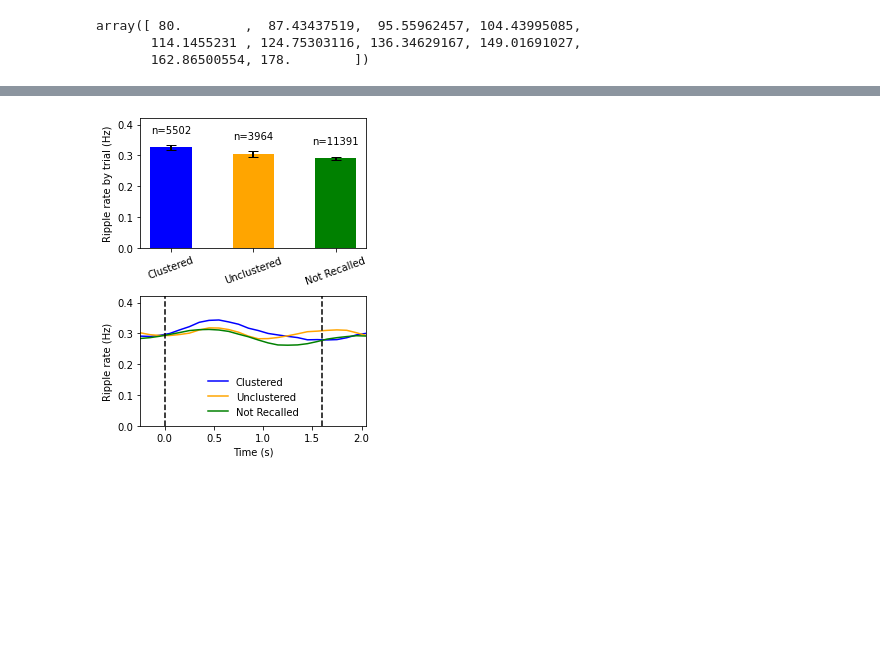
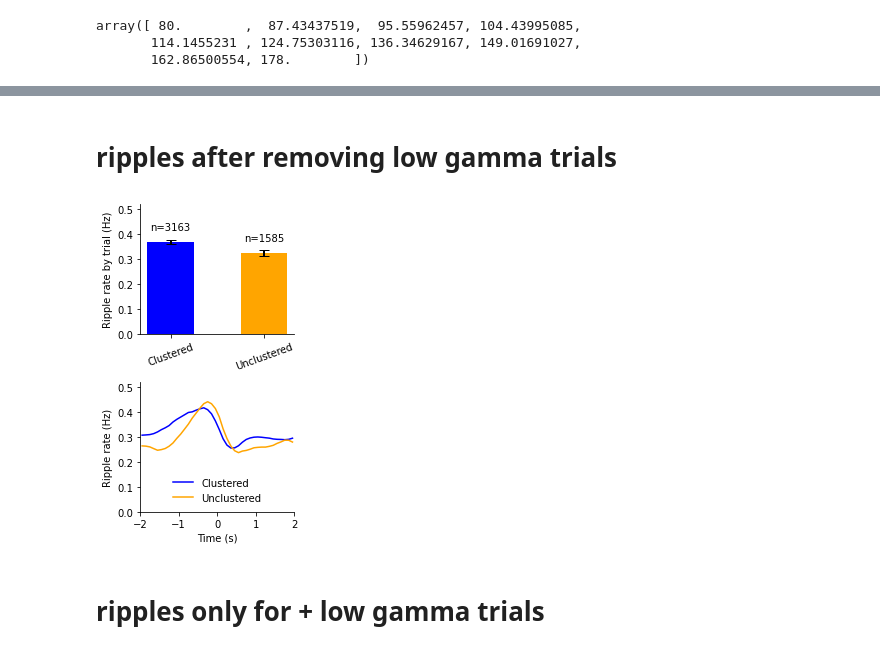
Before and after one commit to jjsakon/SWRrefactored, a Jupyter notebook: code/rippleByGammaThetaPlots.ipynb, the cells around one changed output, grey strips where cells are left out. Drawn from its saved outputs; the diff is of its cells as text; code cells hidden in the pictures; blank space fills up the shorter version.

Commit message:
2024-08-16 adding ripple recall plots dependent on low gamma

```diff
--- a/code/rippleByGammaThetaPlots.ipynb
+++ b/code/rippleByGammaThetaPlots.ipynb
@@ -47,13 +47,13 @@ array([ 80.        ,  87.43437519,  95.55962457, 104.43995085,
        162.86500554, 178.        ])
 # %%
 # for now the plotting code only works with one region at a time
-region_name = ['HPC'] # ['ENT'] # ['AMY']
+region_name = ['HPC'] # ['ENT'] # ['AMY'] ['HPC']
 subregion = ['ca1'] #['ca1'] # can use [''] to select ALL subregions
 task = 'catFR1' # 'catFR1'
 savePath = f'{base}/figures/'
 
 # 1 for encoding, 0 for recall
-encoding_mode_arr = [1] #[0,1]
+encoding_mode_arr = [0] #[0,1]
 freq_range_str_arr = [[33.5,75],[80,120]] #,[2,4],[7,9]] # [80,178]
 # these were selecetd to avoid 60 and 120 Hz using np.logspace(np.log10(30),np.log10(75),10)
 
@@ -78,10 +78,8 @@ for encoding_mode in encoding_mode_arr:
     subregion_str = subregion[0]
 
     clust = dd_trials['clust_int']
-    notclust_idxs = np.argwhere(clust<0).squeeze()
-    clust_idxs = np.argwhere(clust>0).squeeze()
 
-    if encoding_mode:
+    if encoding_mode == 1:
         saveName = 'encoding_'
         recall_str = ''
         time = np.linspace(-0.7, 2.3, 150)
@@ -90,7 +88,7 @@ for encoding_mode in encoding_mode_arr:
         start_cutoff = 300 # times (in s) relative to word_on
         end_cutoff = 1300
 
-    else:
+    elif encoding_mode == 0:
         saveName = 'recall_'
         recall_str = '_recall'
         time = np.linspace(-2, 2, 200)
@@ -203,3 +217,5 @@ start array shape: (29208, 1499)
+# %% [markdown]
+# ripples after removing low gamma trials
 # %%
 import matplotlib.gridspec as gridspec
 
@@ -207,15 +223,13 @@ import matplotlib.gridspec as gridspec
 bin_size = 100  # in ms
 smoothing_triangle = 7  # triangular smoothing window width
 
-# bar_ylimits = (0, 0.7)
-# trial_select = z_low_gamma_trials
-
-bar_ylimits = (0, 0.42)
+bar_ylimits = (0, 0.52)
 trial_select = ~z_low_gamma_trials
 
-ripple_swarm_start = int((-ripple_start_offset+ripple_start)/sr_factor)
-ripple_swarm_end = int((-ripple_start_offset+ripple_end)/sr_factor)
-ripple_swarm_duration = (ripple_end-ripple_start)/1000  # convert to seconds
+
+ripple_swarm_start = int((-ripple_start_offset+ripple_analysis_start)/sr_factor)
+ripple_swarm_end = int((-ripple_start_offset+ripple_analysis_end)/sr_factor)
+ripple_swarm_duration = (ripple_analysis_end-ripple_analysis_start)/1000  # convert to seconds
 
 # Apply the clust variable to split data into clustered, unclustered, and not recalled
 clust_clustered = clust > 1
@@ -227,10 +241,17 @@ mean_ripple_clustered = np.sum(start_array[trial_select & clust_clustered, rippl
 mean_ripple_unclustered = np.sum(start_array[trial_select & clust_unclustered, ripple_swarm_start:ripple_swarm_end], axis=1) / ripple_swarm_duration
 mean_ripple_not_recalled = np.sum(start_array[trial_select & clust_not_recalled, ripple_swarm_start:ripple_swarm_end], axis=1) / ripple_swarm_duration
 
-means = [np.mean(mean_ripple_clustered), np.mean(mean_ripple_unclustered), np.mean(mean_ripple_not_recalled)]
-ses = [np.std(mean_ripple_clustered) / np.sqrt(len(mean_ripple_clustered)),
-       np.std(mean_ripple_unclustered) / np.sqrt(len(mean_ripple_unclustered)),
-       np.std(mean_ripple_not_recalled) / np.sqrt(len(mean_ripple_not_recalled))]
+if encoding_mode == 1:
+    means = [np.mean(mean_ripple_clustered), np.mean(mean_ripple_unclustered), np.mean(mean_ripple_not_recalled)]
+    ses = [np.std(mean_ripple_clustered) / np.sqrt(len(mean_ripple_clustered)),
+           np.std(mean_ripple_unclustered) / np.sqrt(len(mean_ripple_unclustered)),
+           np.std(mean_ripple_not_recalled) / np.sqrt(len(mean_ripple_not_recalled))]
+    fig = plt.figure(figsize=(4, 5))
+elif encoding_mode == 0:
+    means = [np.mean(mean_ripple_clustered), np.mean(mean_ripple_unclustered)]
+    ses = [np.std(mean_ripple_clustered) / np.sqrt(len(mean_ripple_clustered)),
+           np.std(mean_ripple_unclustered) / np.sqrt(len(mean_ripple_unclustered))]
+    fig = plt.figure(figsize=(3, 5))
 
 # Define the palette for colors
 palette = {
@@ -240,14 +261,19 @@ palette = {
 }
 
 # Set up the figure with GridSpec
-fig = plt.figure(figsize=(4, 5))
 gs = gridspec.GridSpec(2, 3, height_ratios=[2, 2], width_ratios=[3, 3, 3])
 
 # Create the bar plot with error bars (span all columns)
 ax_bar = fig.add_subplot(gs[0, :])
-bars = ax_bar.bar(x=['Clustered', 'Unclustered', 'Not Recalled'],
+if encoding_mode == 1:
+    xlabels = ['Clustered', 'Unclustered', 'Not Recalled']
+    xcolors = [palette['Clustered'], palette['Unclustered'], palette['Not Recalled']]
+elif encoding_mode == 0:
+    xlabels = ['Clustered', 'Unclustered']
+    xcolors = [palette['Clustered'], palette['Unclustered']]
+bars = ax_bar.bar(x=xlabels,
                   height=means,
-                  color=[palette['Clustered'], palette['Unclustered'], palette['Not Recalled']],
+                  color=xcolors,
                   yerr=ses,
                   width=0.5,  # Adjust width to make bars tighter
                   capsize=5,
@@ -257,38 +283,47 @@ ax_bar.set_ylabel('Ripple rate by trial (Hz)')
 ax_bar.set_xlabel('')
 ax_bar.set_ylim(bar_ylimits)
 ax_bar.set_xticklabels(['Clustered', 'Unclustered', 'Not Recalled'], rotation=20, ha="center")
+ax_bar.spines['right'].set_visible(False)
+ax_bar.spines['top'].set_visible(False)
 
 # Add the number of trials above each bar
 n_trials = [np.sum(trial_select & clust_clustered),
             np.sum(trial_select & clust_unclustered),
             np.sum(trial_select & clust_not_recalled)]
 for bar, n in zip(bars, n_trials):
     ax_bar.text(bar.get_x() + bar.get_width() / 2, bar.get_height() + 0.04, f'n={n}', ha='center', va='bottom')
 
 # Calculate PSTH for each group
 ripple_PSTH_clustered, bin_centers = fullPSTH(start_array[trial_select & clust_clustered], bin_size, smoothing_triangle, fs, ripple_start_offset)
 ripple_PSTH_unclustered, _ = fullPSTH(start_array[trial_select & clust_unclustered], bin_size, smoothing_triangle, fs, ripple_start_offset)
 ripple_PSTH_not_recalled, _ = fullPSTH(start_array[trial_select & clust_not_recalled], bin_size, smoothing_triangle, fs, ripple_start_offset)
 
 # Plot the PSTH for each group
 ax_psth = fig.add_subplot(gs[1, :])
 ax_psth.plot(bin_centers / 1000, ripple_PSTH_clustered, label='Clustered', color=palette['Clustered'])
 ax_psth.plot(bin_centers / 1000, ripple_PSTH_unclustered, label='Unclustered', color=palette['Unclustered'])
-ax_psth.plot(bin_centers / 1000, ripple_PSTH_not_recalled, label='Not Recalled', color=palette['Not Recalled'])
-ax_psth.axvline(x=0.0, color='black', linestyle='--')
-ax_psth.axvline(x=1.6, color='black', linestyle='--')
+if encoding_mode == 1:
+    ax_psth.plot(bin_centers / 1000, ripple_PSTH_not_recalled, label='Not Recalled', color=palette['Not Recalled'])
+    ax_psth.axvline(x=0.0, color='black', linestyle='--')
+    ax_psth.axvline(x=1.6, color='black', linestyle='--')
+    ax_psth.set_xlim(-0.25, 2.05)
+elif encoding_mode == 0:
+    ax_psth.set_xlim(-2.0, 2.0)
 ax_psth.set_xlabel('Time (s)')
-ax_psth.set_xlim(-0.25, 2.05)
 ax_psth.set_ylim(0,bar_ylimits[1])
 ax_psth.set_ylabel('Ripple rate (Hz)')
+ax_psth.spines['right'].set_visible(False)
+ax_psth.spines['top'].set_visible(False)
 
 # Add legend to the bottom plot
 ax_psth.legend(loc='lower center', frameon=False)
 
 # Adjust layout
 plt.tight_layout()
 plt.show()
 a=1;
 # %% [output]
-[figure, old version]
+[figure, new version]
+# %% [markdown]
+# ripples only for + low gamma trials
 # %%
```
Also changed, not shown: parts of 9 cells of this notebook, 5 other files.
